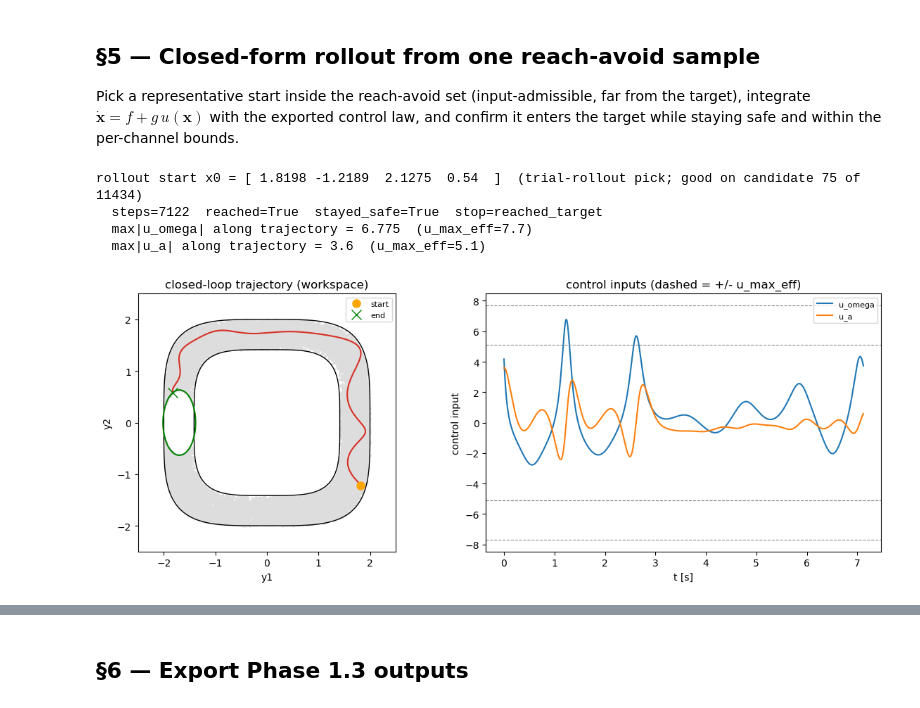
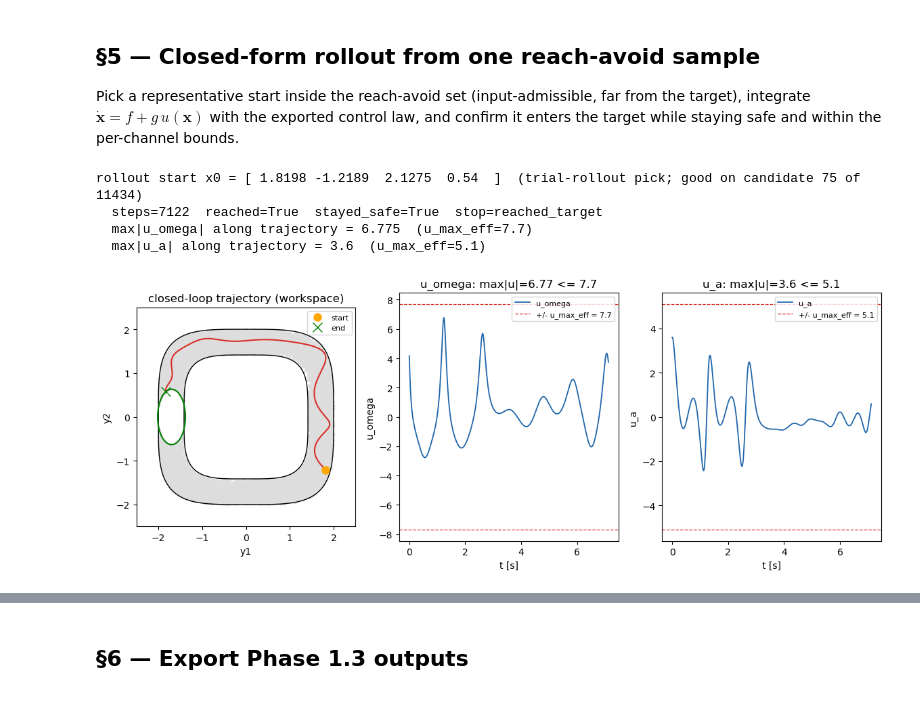
Before and after one commit to JianqiangDing/reach_avoid_backstepping_MPC, a Jupyter notebook: revision/controller_synthesis/dubins_synth.ipynb, the cells around one changed output, grey strips where cells are left out. Drawn from its saved outputs; the diff is of its cells as text; code cells hidden in the pictures.

```diff
--- a/revision/controller_synthesis/dubins_synth.ipynb
+++ b/revision/controller_synthesis/dubins_synth.ipynb
@@ -301,40 +331,52 @@ for k, ch in enumerate(CHANNELS):
     print(
         f"  max|u_{ch}| along trajectory = {res['max_abs_u'][k]:.4g}  (u_max_eff={U_MAX_EFF[k]:.4g})"
     )
 
-fig, axes = plt.subplots(1, 2, figsize=(12, 4.6))
+# workspace trajectory + ONE control subplot PER CHANNEL (the channels have
+# different effective bounds, e.g. Dubins omega/a = 7.7/5.1, manipulator
+# tau1/tau2 ~ 679/500, so a shared axis with a single bound is misleading).
+m = len(CHANNELS)
+fig, axes = plt.subplots(1, 1 + m, figsize=(5.0 + 3.4 * m, 4.6))
 ax = axes[0]
 ax.scatter(Y[0, ra], Y[1, ra], s=4, c="#dddddd")
 ax.contour(GY1, GY2, safe_f(GY1, GY2), levels=[0], colors="k", linewidths=1)
 ax.contour(GY1, GY2, targ_f(GY1, GY2), levels=[0], colors="g", linewidths=1.5)
 ax.plot(Yt[0], Yt[1], "-", c="#d73027", lw=1.5)
 ax.plot(Yt[0, 0], Yt[1, 0], "o", c="orange", ms=8, label="start")
 ax.plot(Yt[0, -1], Yt[1, -1], "x", c="green", ms=10, label="end")
 ax.set_xlabel("y1")
 ax.set_ylabel("y2")
 ax.set_aspect("equal")
 ax.legend(fontsize=8)
 ax.set_title("closed-loop trajectory (workspace)")
 
-ax = axes[1]
 for k, ch in enumerate(CHANNELS):
-    ax.plot(res["t"], res["U"][k], label=f"u_{ch}")
-    ax.axhline(U_MAX_EFF[k], color="#888888", ls="--", lw=0.8)
-    ax.axhline(-U_MAX_EFF[k], color="#888888", ls="--", lw=0.8)
-ax.set_xlabel("t [s]")
-ax.set_ylabel("control input")
-ax.legend(fontsize=8)
-ax.set_title("control inputs (dashed = +/- u_max_eff)")
+    ax = axes[1 + k]
+    ax.plot(res["t"], res["U"][k], c="#2166ac", lw=1.3, label=f"u_{ch}")
+    ax.axhline(
+        U_MAX_EFF[k],
+        color="#d73027",
+        ls="--",
+        lw=0.9,
+        label=f"+/- u_max_eff = {U_MAX_EFF[k]:g}",
+    )
+    ax.axhline(-U_MAX_EFF[k], color="#d73027", ls="--", lw=0.9)
+    peak = float(res["max_abs_u"][k])
+    ok = peak <= U_MAX_EFF[k] * (1 + 1e-3)
+    ax.set_xlabel("t [s]")
+    ax.set_ylabel(f"u_{ch}")
+    ax.legend(fontsize=8)
+    ax.set_title(f"u_{ch}: max|u|={peak:.3g} {'<=' if ok else '>'} {U_MAX_EFF[k]:g}")
 fig.tight_layout()
 fig.savefig(
     os.path.join(REV_DATA, f"phase1_3_rollout_{EXAMPLE}.png"),
     dpi=130,
     bbox_inches="tight",
 )
 plt.show()
 # %% [output]
 rollout start x0 = [ 1.8198 -1.2189  2.1275  0.54  ]  (trial-rollout pick; good on candidate 75 of 11434)
   steps=7122  reached=True  stayed_safe=True  stop=reached_target
   max|u_omega| along trajectory = 6.775  (u_max_eff=7.7)
   max|u_a| along trajectory = 3.6  (u_max_eff=5.1)
-[figure, old version]
+[figure, new version]
```
Also changed, not shown: parts of 9 cells of this notebook, 23 other files.
